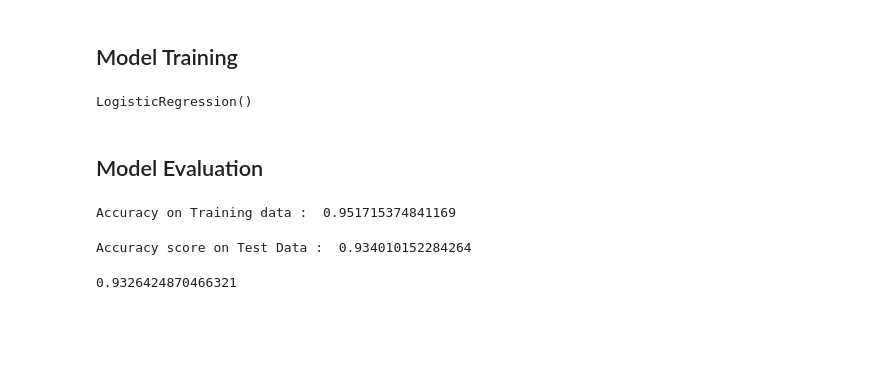
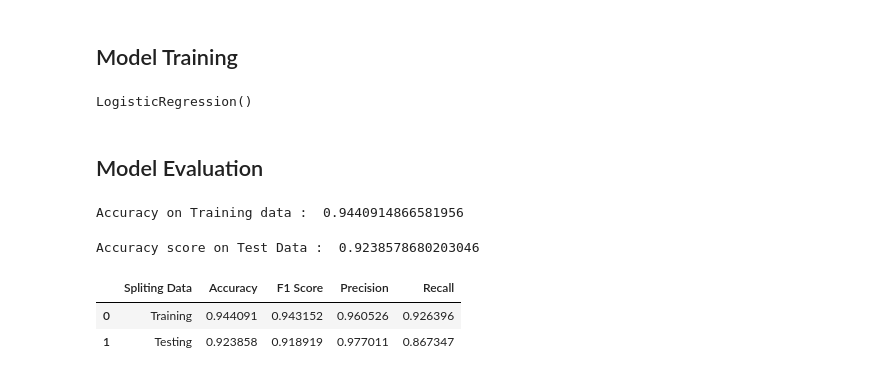
Before and after one commit to amiramahmoud705/credit-card-fraud-detection, a Jupyter notebook: Credit Card Fraud Detection.ipynb, the cells around one changed output. Saved outputs shown, nothing was run; the diff lists cells and outputs as text; code cells hidden in the pictures; blank space fills up the shorter version.

```diff
--- a/Credit Card Fraud Detection.ipynb
+++ b/Credit Card Fraud Detection.ipynb
@@ -200,7 +206,7 @@ Y = new_dataset['Class']
 # %%
 from sklearn.model_selection import train_test_split
 # %%
-X_train, X_test, Y_train, Y_test = train_test_split(X, Y, test_size=0.2, random_state=40)
+X_train, X_test, Y_train, Y_test = train_test_split(X, Y, test_size=0.2, stratify=Y, random_state=2)
 # %%
 print(X.shape, X_train.shape, X_test.shape)
 # %% [output]
@@ -227,7 +233,7 @@ training_data_accuracy = accuracy_score(X_train_prediction, Y_train)
 # %%
 print('Accuracy on Training data : ', training_data_accuracy)
 # %% [output]
-Accuracy on Training data :  0.951715374841169
+Accuracy on Training data :  0.9440914866581956
 # %%
 # accuracy on test data
 X_test_prediction = model.predict(X_test)
@@ -235,4 +241,4 @@ test_data_accuracy = accuracy_score(X_test_prediction, Y_test)
 # %%
 print('Accuracy score on Test Data : ', test_data_accuracy)
 # %% [output]
-Accuracy score on Test Data :  0.934010152284264
+Accuracy score on Test Data :  0.9238578680203046
@@ -241,4 +245,26 @@ from sklearn.metrics import precision_score,recall_score,f1_score
-# %%
-f1_score(X_test_prediction, Y_test)
-# %% [output]
-0.9326424870466321
+# %%
+from sklearn.metrics import accuracy_score, precision_score, recall_score, f1_score
+
+acc_train = accuracy_score(Y_train, X_train_prediction)
+acc_test = accuracy_score(Y_test, X_test_prediction)
+
+f1_train = f1_score(Y_train, X_train_prediction)
+f1_test = f1_score(Y_test, X_test_prediction)
+
+prec_train = precision_score(Y_train, X_train_prediction)
+prec_test = precision_score(Y_test, X_test_prediction)
+
+rec_train = recall_score(Y_train, X_train_prediction)
+rec_test = recall_score(Y_test, X_test_prediction)
+
+results = pd.DataFrame([
+    ['Training', acc_train, f1_train, prec_train, rec_train],
+    ['Testing', acc_test, f1_test, prec_test, rec_test]
+], columns=[
+    'Spliting Data', 'Accuracy', 'F1 Score', 'Precision', 'Recall'
+])
+results
+# %% [output]
+|  | Spliting Data | Accuracy | F1 Score | Precision | Recall |
+| 0 | Training | 0.944091 | 0.943152 | 0.960526 | 0.926396 |
+| 1 | Testing | 0.923858 | 0.918919 | 0.977011 | 0.867347 |
```
Also changed, not shown: parts of 4 cells of this notebook.
